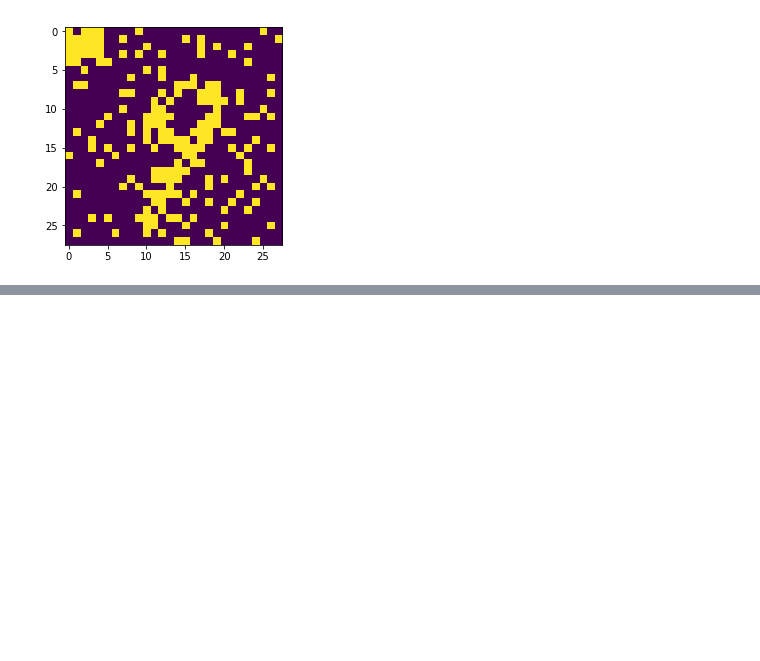
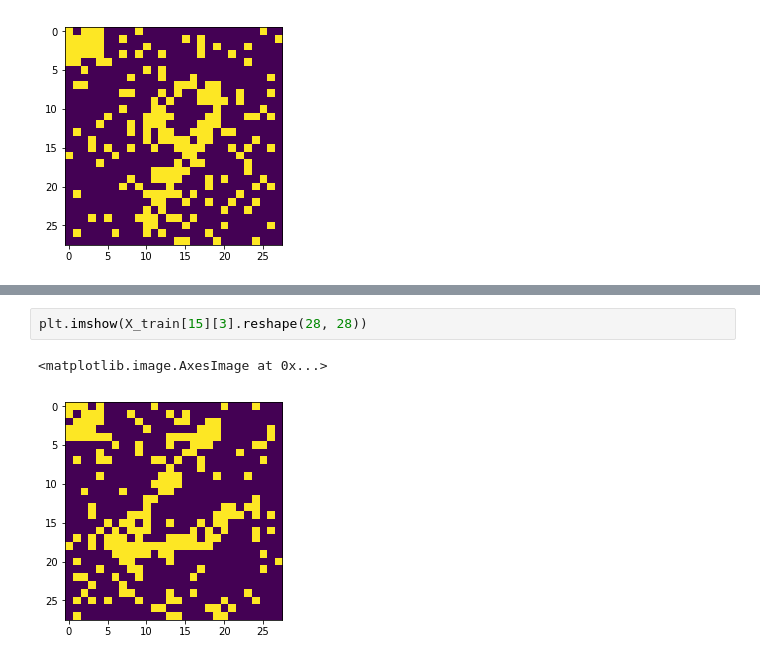
Before and after one commit to NikitaChizhov/deep_kalman_filter_for_BM, a Jupyter notebook: vadim_playground.ipynb, the cells around one changed output, grey strips where cells are left out. Drawn from its saved outputs; the diff is of its cells as text; blank space fills up the shorter version.

```diff
--- a/vadim_playground.ipynb
+++ b/vadim_playground.ipynb
@@ -157,0 +244,5 @@ X_train.shape
+# %%
+plt.imshow(X_train[15][3].reshape(28, 28))
+# %% [output]
+<matplotlib.image.AxesImage at 0x...>
+[figure, added]
```
Also changed, not shown: parts of 10 cells of this notebook.
